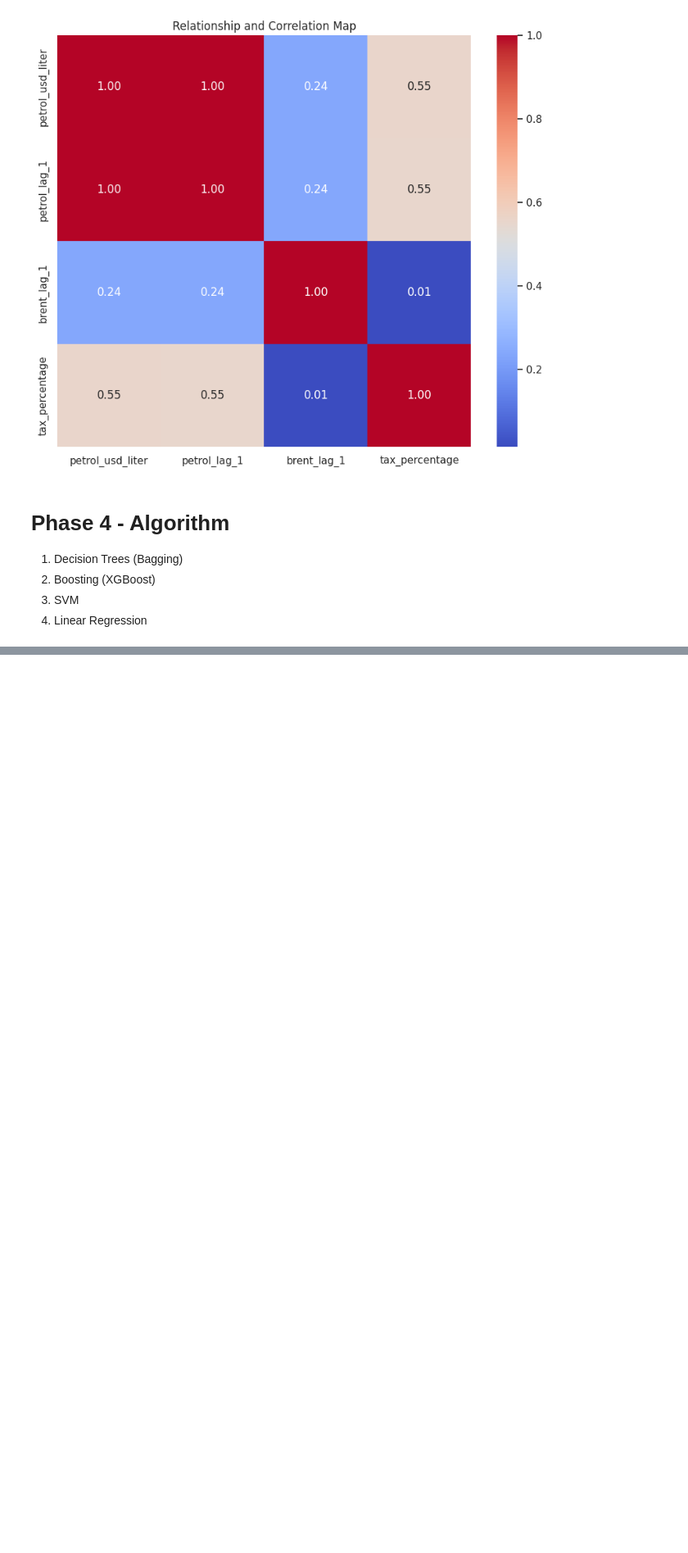
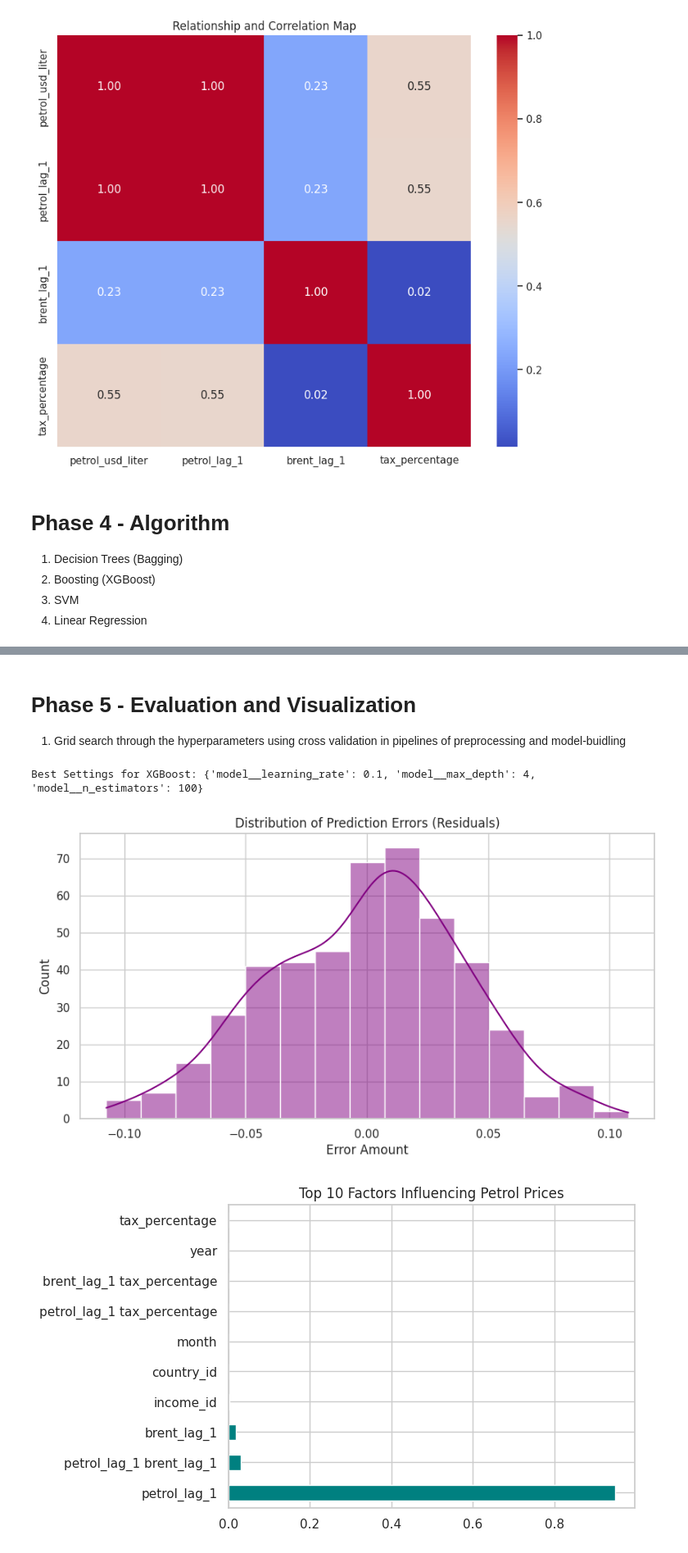
Before and after one commit to yelle15/fuelcast, a Jupyter notebook: machine-learning/GasModel2_2.ipynb, the cells around one changed output, grey strips where cells are left out. Shown at 82% size. Saved outputs shown, nothing was run; the diff lists cells and outputs as text; code cells hidden in the pictures; blank space fills up the shorter version.

Commit message:
Added the new Phase 5

```diff
--- a/machine-learning/GasModel2_2.ipynb
+++ b/machine-learning/GasModel2_2.ipynb
@@ -176,8 +177,8 @@ y_values = y
 train_mask = data['date'] < '2025-01-01'
 test_mask = data['date'] >= '2025-01-01'
 
-X_train = X_train_ready.iloc[:sum(train_mask)]
-X_test = X_train_ready.iloc[sum(train_mask):]
+X_train = X_final.iloc[:sum(train_mask)]
+X_test = X_final.iloc[sum(train_mask):]
 y_train = y_values[:sum(train_mask)]
 y_test = y_values[sum(train_mask):]
 
@@ -226 +227,48 @@ SVM (SVR)                0.080794  0.927902  0.063716
 [figure]
+# %% [markdown]
+# Phase 5 - Evaluation and Visualization
+1. Grid search through the hyperparameters using cross validation in pipelines of preprocessing and model-buidling
+# %%
+# 1. Define a TimeSeriesSplit (Special CV for Time Series data)
+tscv = TimeSeriesSplit(n_splits=5)
+
+# 2. We will optimize the top 2 performers: Random Forest and XGBoost
+# Example: Creating a Pipeline for XGBoost
+pipeline_xgb = Pipeline([
+    ('scaler', StandardScaler()),
+    ('model', XGBRegressor(random_state=42))
+])
+
+# 3. Define the "Menu" of settings to try (Param Grid)
+param_grid_xgb = {
+    'model__n_estimators': [100, 200, 300],
+    'model__max_depth': [4, 6, 8],
+    'model__learning_rate': [0.01, 0.05, 0.1]
+}
+
+# 4. Run the Grid Search
+grid_xgb = GridSearchCV(pipeline_xgb, param_grid_xgb, cv=tscv, scoring='neg_mean_squared_error', n_jobs=-1)
+grid_xgb.fit(X_train, y_train)
+
+print(f"Best Settings for XGBoost: {grid_xgb.best_params_}")
+
+# 5. Evaluate the Best Model
+best_xgb = grid_xgb.best_estimator_
+y_pred_optimized = best_xgb.predict(X_test)
+
+residuals = y_test - y_pred_optimized
+plt.figure(figsize=(10, 5))
+sns.histplot(residuals, kde=True, color='purple')
+plt.title('Distribution of Prediction Errors (Residuals)')
+plt.xlabel('Error Amount')
+plt.show()
+
+importances = best_xgb.named_steps['model'].feature_importances_
+feat_importances = pd.Series(importances, index=X_final.columns)
+feat_importances.nlargest(10).plot(kind='barh', color='teal')
+plt.title('Top 10 Factors Influencing Petrol Prices')
+plt.show()
+# %% [output]
+Best Settings for XGBoost: {'model__learning_rate': 0.1, 'model__max_depth': 4, 'model__n_estimators': 100}
+[figure, added]
+[figure, added]
```
Also changed, not shown: parts of 4 cells of this notebook.
